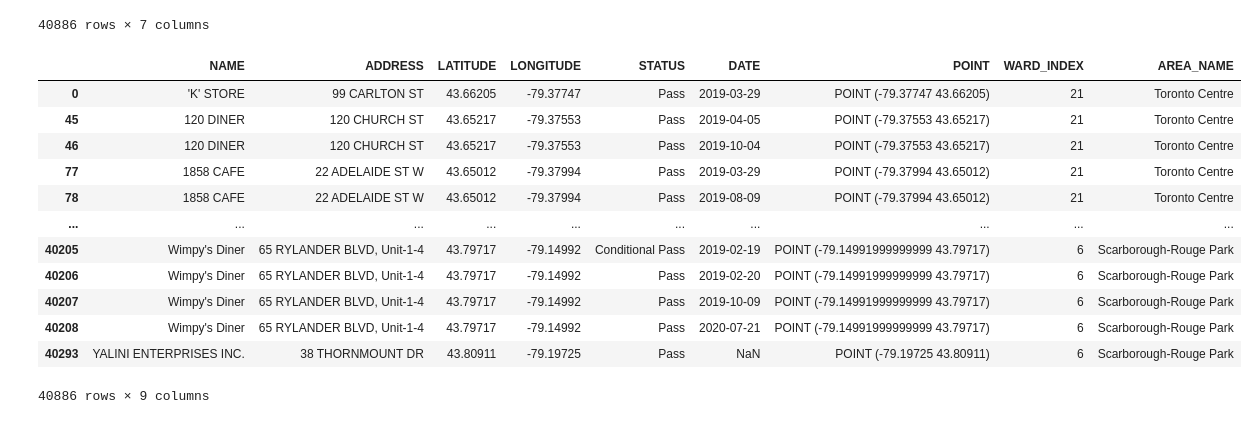
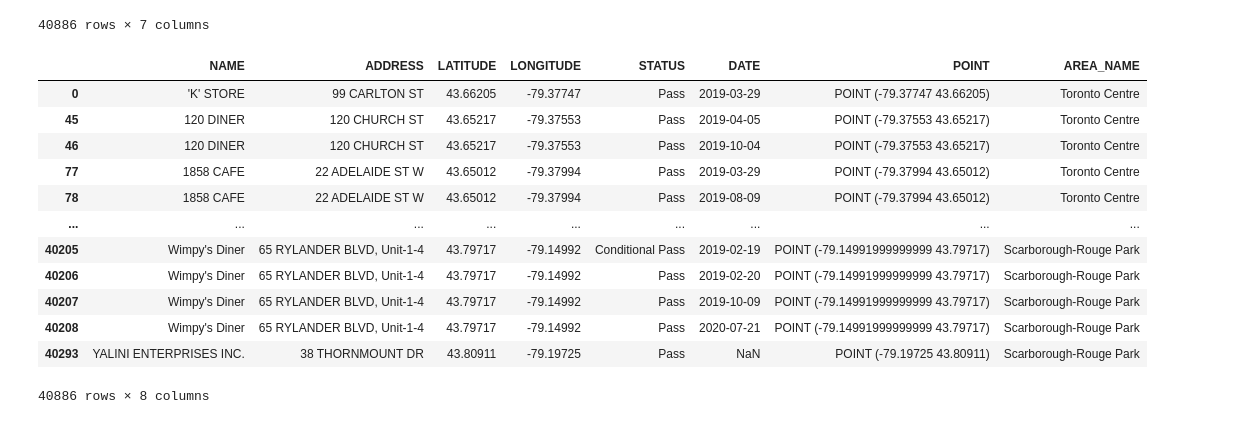
Before and after one commit to CSML1000-Winter2021-GroupA/dinesafe-analysis, a Jupyter notebook: notebook.ipynb, the cells around one changed output. Saved outputs shown, nothing was run; the diff lists cells and outputs as text; code cells hidden in the pictures.

```diff
--- a/notebook.ipynb
+++ b/notebook.ipynb
@@ -58,25 +59,26 @@ dinesafe_df
 # %%
 ward_df = geopandas.read_file(os.path.join('data', 'City Wards Data.geojson'))
 # this joining below is not performant
 # TODO: vectorize this
 dinesafe_df['WARD_INDEX'] = dinesafe_df['POINT'].apply(lambda establishment: ward_df[ward_df['geometry'].apply(lambda ward: ward.contains(establishment))]['AREA_NAME'].first_valid_index())
 dinesafe_df = dinesafe_df.merge(
     ward_df['AREA_NAME'].to_frame(),
     left_on='WARD_INDEX',
     right_index=True
 )
+dinesafe_df = dinesafe_df.drop(columns=['WARD_INDEX'])
 dinesafe_df
 # %% [output]
-|  | NAME | ADDRESS | LATITUDE | LONGITUDE | STATUS | DATE | POINT | WARD_INDEX | AREA_NAME |
-| 0 | 'K' STORE | 99 CARLTON ST | 43.66205 | -79.37747 | Pass | 2019-03-29 | POINT (-79.37747 43.66205) | 21 | Toronto Centre |
-| 45 | 120 DINER | 120 CHURCH ST | 43.65217 | -79.37553 | Pass | 2019-04-05 | POINT (-79.37553 43.65217) | 21 | Toronto Centre |
-| 46 | 120 DINER | 120 CHURCH ST | 43.65217 | -79.37553 | Pass | 2019-10-04 | POINT (-79.37553 43.65217) | 21 | Toronto Centre |
-| 77 | 1858 CAFE | 22 ADELAIDE ST W | 43.65012 | -79.37994 | Pass | 2019-03-29 | POINT (-79.37994 43.65012) | 21 | Toronto Centre |
-| 78 | 1858 CAFE | 22 ADELAIDE ST W | 43.65012 | -79.37994 | Pass | 2019-08-09 | POINT (-79.37994 43.65012) | 21 | Toronto Centre |
-| ... | ... | ... | ... | ... | ... | ... | ... | ... | ... |
-| 40205 | Wimpy's Diner | 65 RYLANDER BLVD, Unit-1-4 | 43.79717 | -79.14992 | Conditional Pass | 2019-02-19 | POINT (-79.14991999999999 43.79717) | 6 | Scarborough-Rouge Park |
-| 40206 | Wimpy's Diner | 65 RYLANDER BLVD, Unit-1-4 | 43.79717 | -79.14992 | Pass | 2019-02-20 | POINT (-79.14991999999999 43.79717) | 6 | Scarborough-Rouge Park |
-| 40207 | Wimpy's Diner | 65 RYLANDER BLVD, Unit-1-4 | 43.79717 | -79.14992 | Pass | 2019-10-09 | POINT (-79.14991999999999 43.79717) | 6 | Scarborough-Rouge Park |
-| 40208 | Wimpy's Diner | 65 RYLANDER BLVD, Unit-1-4 | 43.79717 | -79.14992 | Pass | 2020-07-21 | POINT (-79.14991999999999 43.79717) | 6 | Scarborough-Rouge Park |
-| 40293 | YALINI ENTERPRISES INC. | 38 THORNMOUNT DR | 43.80911 | -79.19725 | Pass | NaN | POINT (-79.19725 43.80911) | 6 | Scarborough-Rouge Park |
+|  | NAME | ADDRESS | LATITUDE | LONGITUDE | STATUS | DATE | POINT | AREA_NAME |
+| 0 | 'K' STORE | 99 CARLTON ST | 43.66205 | -79.37747 | Pass | 2019-03-29 | POINT (-79.37747 43.66205) | Toronto Centre |
+| 45 | 120 DINER | 120 CHURCH ST | 43.65217 | -79.37553 | Pass | 2019-04-05 | POINT (-79.37553 43.65217) | Toronto Centre |
+| 46 | 120 DINER | 120 CHURCH ST | 43.65217 | -79.37553 | Pass | 2019-10-04 | POINT (-79.37553 43.65217) | Toronto Centre |
+| 77 | 1858 CAFE | 22 ADELAIDE ST W | 43.65012 | -79.37994 | Pass | 2019-03-29 | POINT (-79.37994 43.65012) | Toronto Centre |
+| 78 | 1858 CAFE | 22 ADELAIDE ST W | 43.65012 | -79.37994 | Pass | 2019-08-09 | POINT (-79.37994 43.65012) | Toronto Centre |
+| ... | ... | ... | ... | ... | ... | ... | ... | ... |
+| 40205 | Wimpy's Diner | 65 RYLANDER BLVD, Unit-1-4 | 43.79717 | -79.14992 | Conditional Pass | 2019-02-19 | POINT (-79.14991999999999 43.79717) | Scarborough-Rouge Park |
+| 40206 | Wimpy's Diner | 65 RYLANDER BLVD, Unit-1-4 | 43.79717 | -79.14992 | Pass | 2019-02-20 | POINT (-79.14991999999999 43.79717) | Scarborough-Rouge Park |
+| 40207 | Wimpy's Diner | 65 RYLANDER BLVD, Unit-1-4 | 43.79717 | -79.14992 | Pass | 2019-10-09 | POINT (-79.14991999999999 43.79717) | Scarborough-Rouge Park |
+| 40208 | Wimpy's Diner | 65 RYLANDER BLVD, Unit-1-4 | 43.79717 | -79.14992 | Pass | 2020-07-21 | POINT (-79.14991999999999 43.79717) | Scarborough-Rouge Park |
+| 40293 | YALINI ENTERPRISES INC. | 38 THORNMOUNT DR | 43.80911 | -79.19725 | Pass | NaN | POINT (-79.19725 43.80911) | Scarborough-Rouge Park |
-40886 rows × 9 columns
+40886 rows × 8 columns
```
Also changed, not shown: parts of 6 cells of this notebook, 7 other files.
